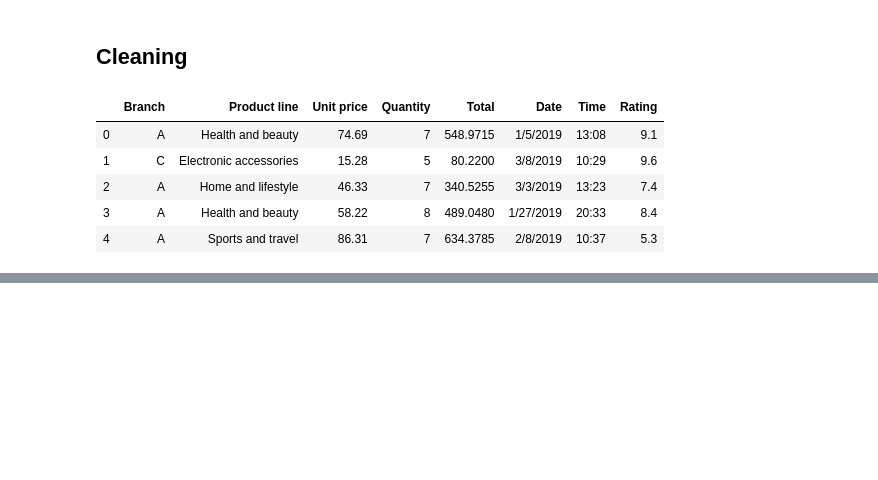
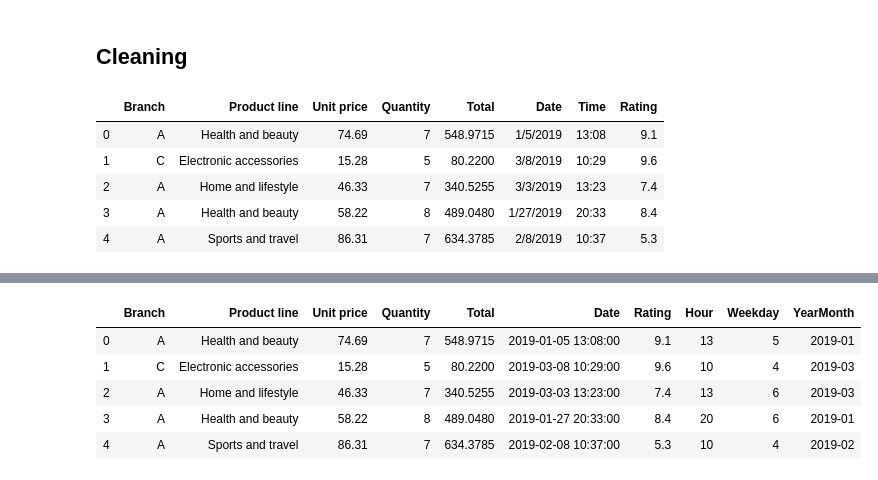
Before and after one commit to Mariehllrd/EDA-supermarket-sales, a Jupyter notebook: Data Cleaning.ipynb, the cells around one changed output, grey strips where cells are left out. Cells and saved outputs as stored; diff of their text form; code cells hidden in the pictures; blank space fills up the shorter version.

```diff
--- a/Data Cleaning.ipynb
+++ b/Data Cleaning.ipynb
@@ -147,0 +153,9 @@ retail['Hour'] = retail['Datetime'].dt.hour
+# %%
+retail.head()
+# %% [output]
+|  | Branch | Product line | Unit price | Quantity | Total | Date | Rating | Hour | Weekday | YearMonth |
+| 0 | A | Health and beauty | 74.69 | 7 | 548.9715 | 2019-01-05 13:08:00 | 9.1 | 13 | 5 | 2019-01 |
+| 1 | C | Electronic accessories | 15.28 | 5 | 80.2200 | 2019-03-08 10:29:00 | 9.6 | 10 | 4 | 2019-03 |
+| 2 | A | Home and lifestyle | 46.33 | 7 | 340.5255 | 2019-03-03 13:23:00 | 7.4 | 13 | 6 | 2019-03 |
+| 3 | A | Health and beauty | 58.22 | 8 | 489.0480 | 2019-01-27 20:33:00 | 8.4 | 20 | 6 | 2019-01 |
+| 4 | A | Sports and travel | 86.31 | 7 | 634.3785 | 2019-02-08 10:37:00 | 5.3 | 10 | 4 | 2019-02 |
```
Also changed, not shown: parts of 7 cells of this notebook, 2 other files.
